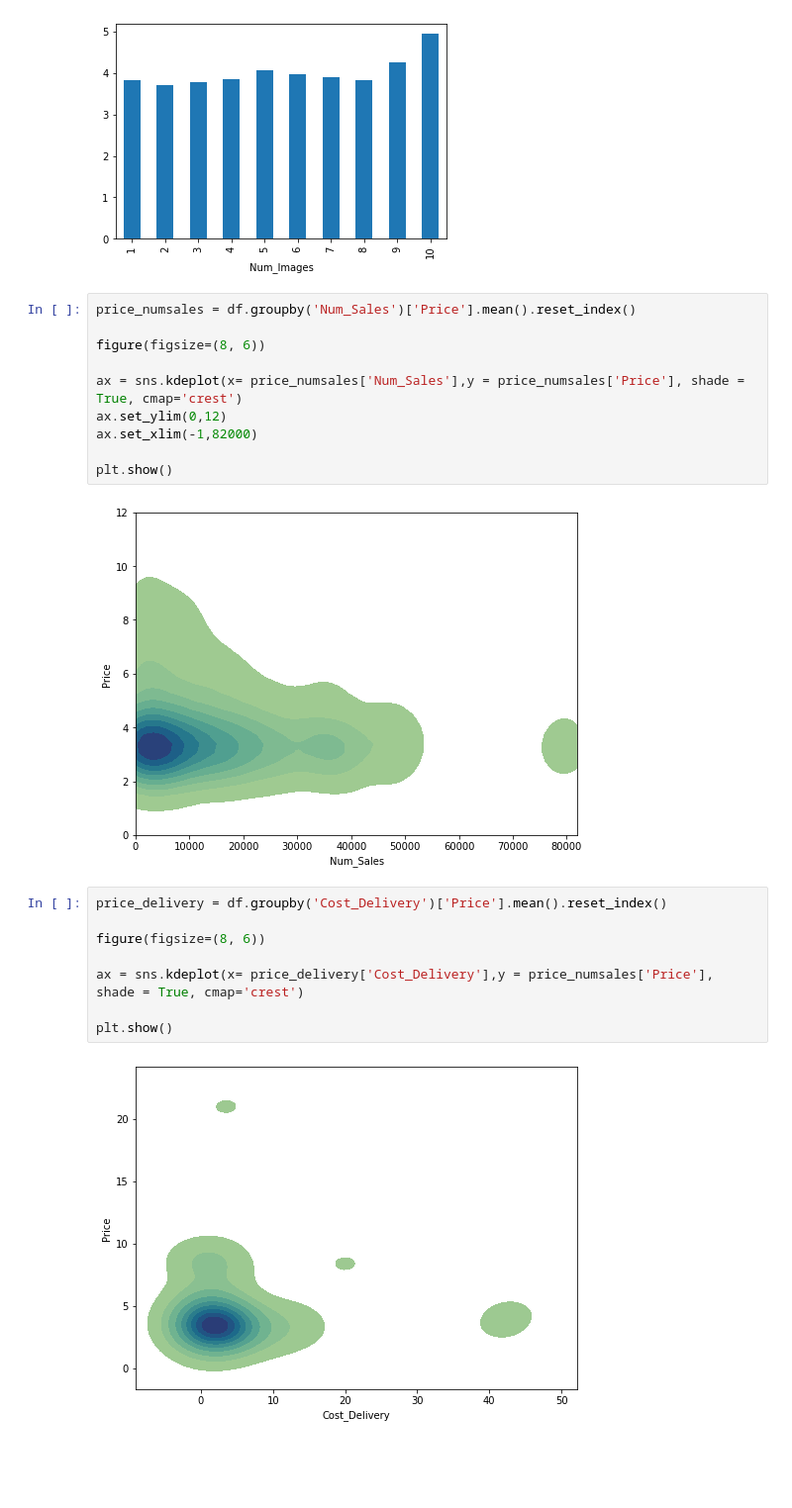
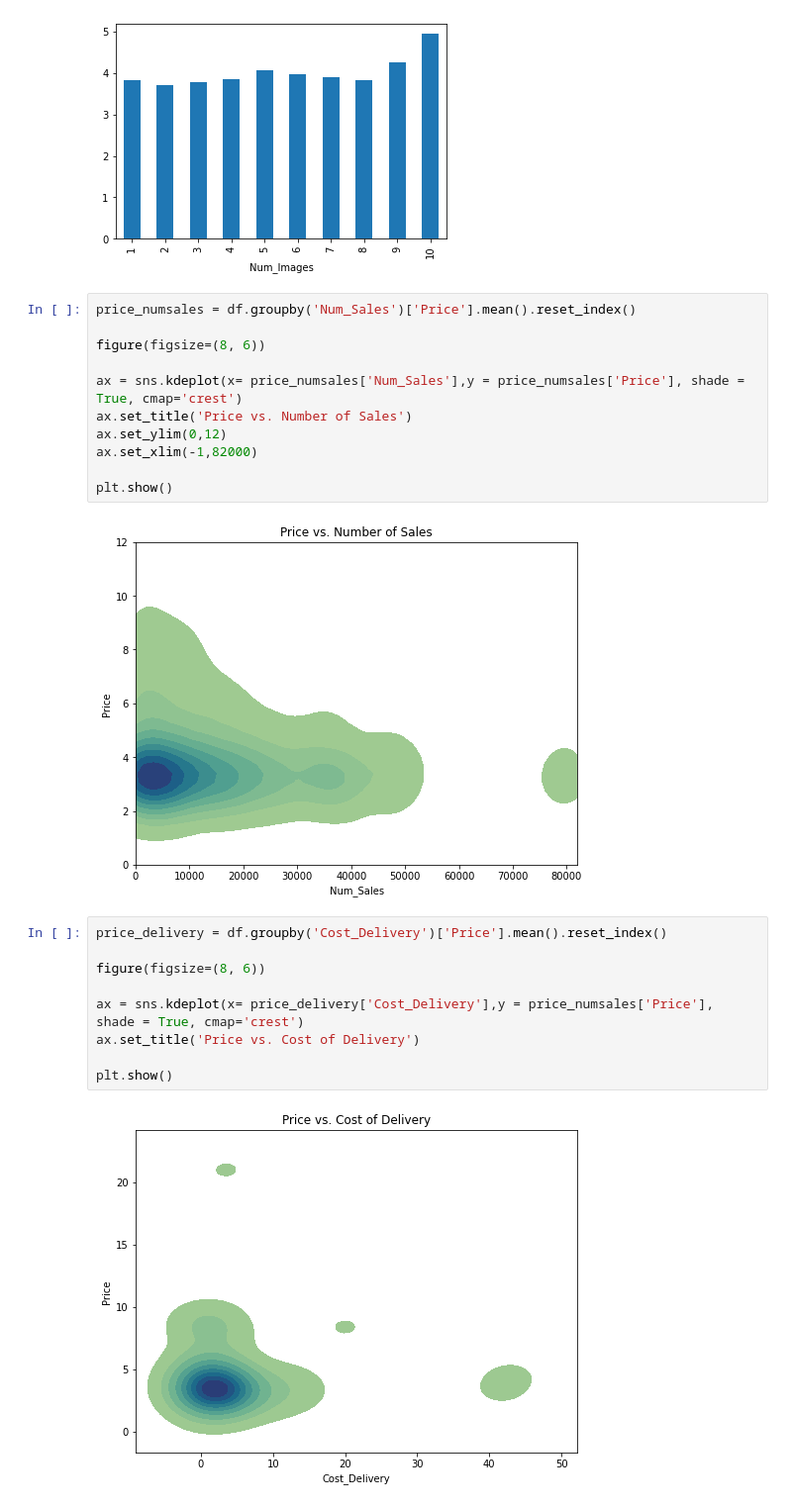
Before and after one commit to anastasiabizyayeva/Price_Etsymator, a Jupyter notebook: 01_EDA.ipynb, the cells around one changed output. Shown: that part at 99% size. Drawn from its saved outputs; the diff is of its cells as text; blank space fills up the shorter version.

Commit message:
fixed graphs

```diff
--- a/01_EDA.ipynb
+++ b/01_EDA.ipynb
@@ -545,19 +558,21 @@ price_numsales = df.groupby('Num_Sales')['Price'].mean().reset_index()
 figure(figsize=(8, 6))
 
 ax = sns.kdeplot(x= price_numsales['Num_Sales'],y = price_numsales['Price'], shade = True, cmap='crest')
+ax.set_title('Price vs. Number of Sales')
 ax.set_ylim(0,12)
 ax.set_xlim(-1,82000)
 
 plt.show()
 # %% [output]
-[figure, old version]
+[figure, new version]
 # %%
 price_delivery = df.groupby('Cost_Delivery')['Price'].mean().reset_index()
 
 figure(figsize=(8, 6))
 
 ax = sns.kdeplot(x= price_delivery['Cost_Delivery'],y = price_numsales['Price'], shade = True, cmap='crest')
+ax.set_title('Price vs. Cost of Delivery')
 
 plt.show()
 # %% [output]
-[figure, old version]
+[figure, new version]
```
Also changed, not shown: parts of 25 cells of this notebook.
